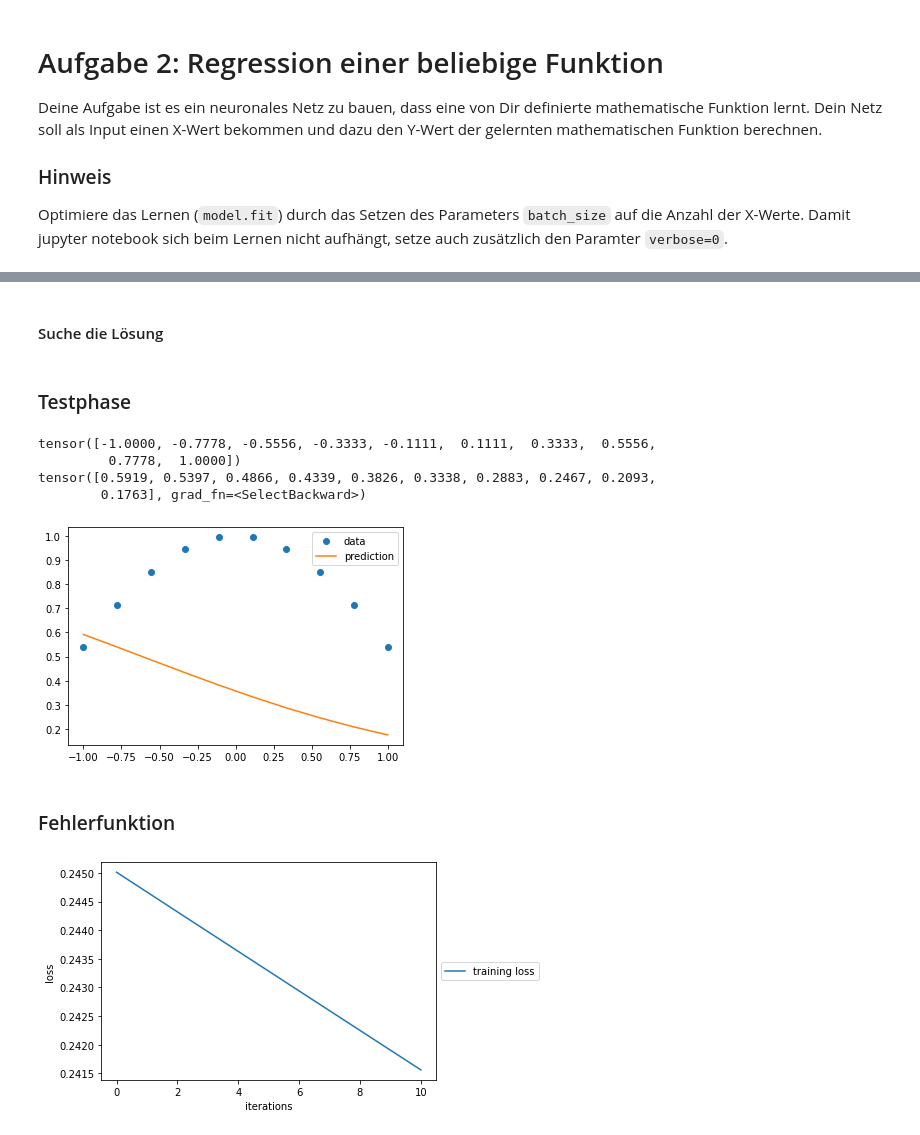
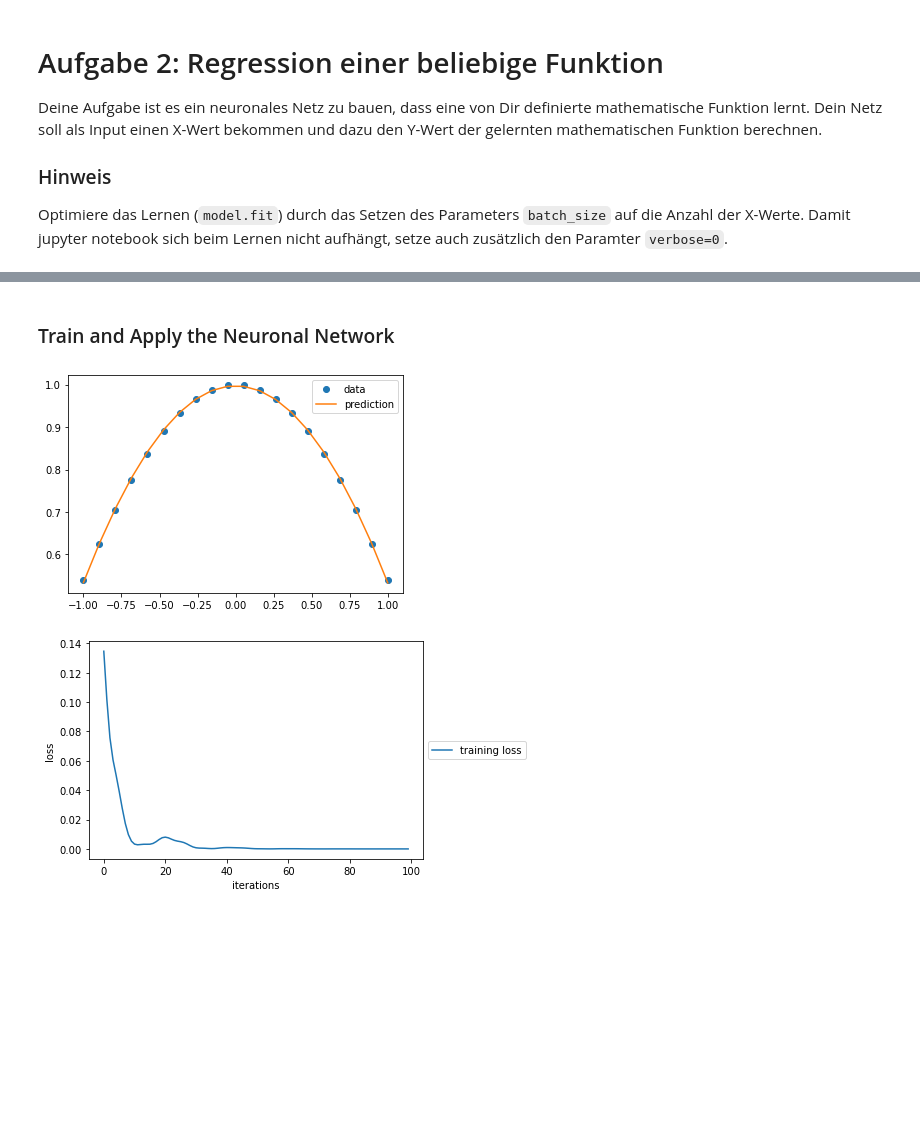
Before and after one commit to johsieders/fttai, a Jupyter notebook: src/basics/aufgabe_02.ipynb, the cells around one changed output, grey strips where cells are left out. Cells and saved outputs as stored; diff of their text form; code cells hidden in the pictures; blank space fills up the shorter version.

```diff
--- a/src/basics/aufgabe_02.ipynb
+++ b/src/basics/aufgabe_02.ipynb
@@ -67,49 +115,24 @@ plt.show()
 # %%
-G = nn.Sequential(nn.Linear(1, 1), nn.Sigmoid())
-optimizer = optim.SGD(G.parameters(), lr=0.001)
-loss = nn.MSELoss()
+lr = 0.1
+n_epoch = 100
+
+# G = nn.Sequential(nn.Linear(n+1, 1, bias=False), nn.Sigmoid())
+M = nn.Linear(n+1, 1, bias=False)
+optimizer = optim.Adam(M.parameters(), lr=lr)
+loss_fct = nn.MSELoss()
+pred_fct = lambda Y : Y.detach()
-# %% [markdown]
-#### Suche die Lösung
-# %%
-cnt = 0
-history = []
-
-X1 = X.reshape(m, 1)
-Y1 = Y.reshape(m, 1)
-
-while cnt < 101:
-    currentLoss = loss(G(X1), Y1)
-    if cnt % 10 == 0:
-        history.append(currentLoss.item())
-    currentLoss.backward()
-    optimizer.step()
-    optimizer.zero_grad()
-    cnt += 1
-# %% [markdown]
-### Testphase
-# %%
-Y_test = G(X1)
-
-print(X1[:, 0])
-print(Y_test[:, 0])
-
-plt.plot(X, Y, 'o', list(X1[:, 0]), list(Y_test[:, 0]), '-')
-plt.legend(['data', 'prediction'], loc='best')
-plt.show()
-# %% [output]
-tensor([-1.0000, -0.7778, -0.5556, -0.3333, -0.1111,  0.1111,  0.3333,  0.5556,
-         0.7778,  1.0000])
-tensor([0.5919, 0.5397, 0.4866, 0.4339, 0.3826, 0.3338, 0.2883, 0.2467, 0.2093,
-        0.1763], grad_fn=<SelectBackward>)
-[figure, removed]
-# %% [markdown]
-### Fehlerfunktion
-# %%
-# history output
-plt.plot(history, label='training loss')
-plt.legend(loc='center left', bbox_to_anchor=(1, 0.5))
-plt.ylabel('loss')
-plt.xlabel('iterations')
-plt.show()
-# %% [output]
-[figure, removed]
+# %% [markdown]
+### Train and Apply the Neuronal Network
+# %%
+# useful for simple testcases
+# d = {'weight': torch.tensor([[1., 1., 1.]])}
+# G.load_state_dict(d)
+
+learner = Learner(M, optimizer, loss_fct, pred_fct, n_epoch)
+history = learner.fit(X, Y)
+Y_pred = learner.predict(X)
+showPredictions(X[:, 1], Y[:, 0], Y_pred[:, 0])
+showProgress(history, 'training loss')
+# %% [output]
+[figure, added]
+[figure, added]
```
Also changed, not shown: parts of 19 cells of this notebook, 14 other files.
